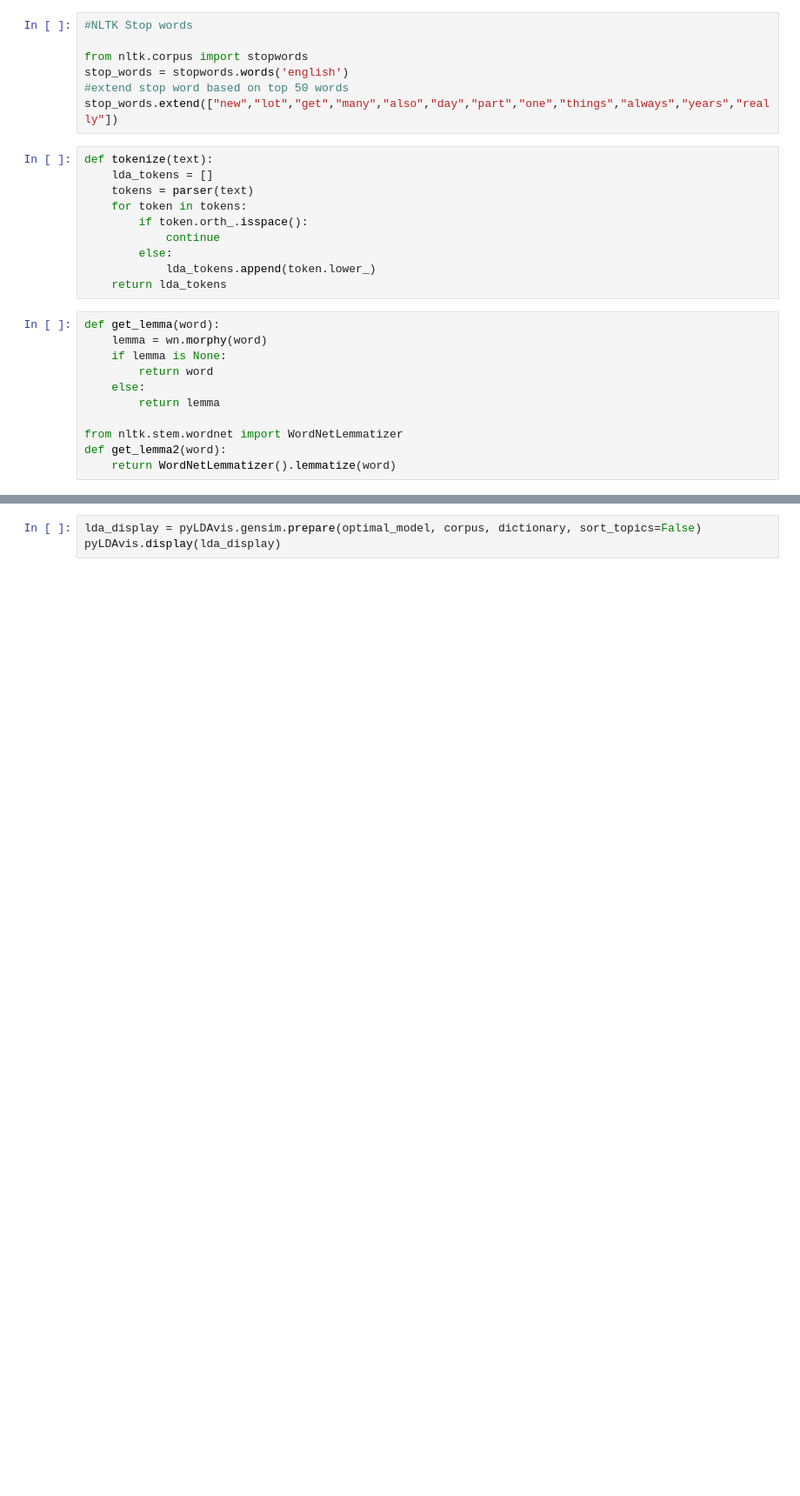
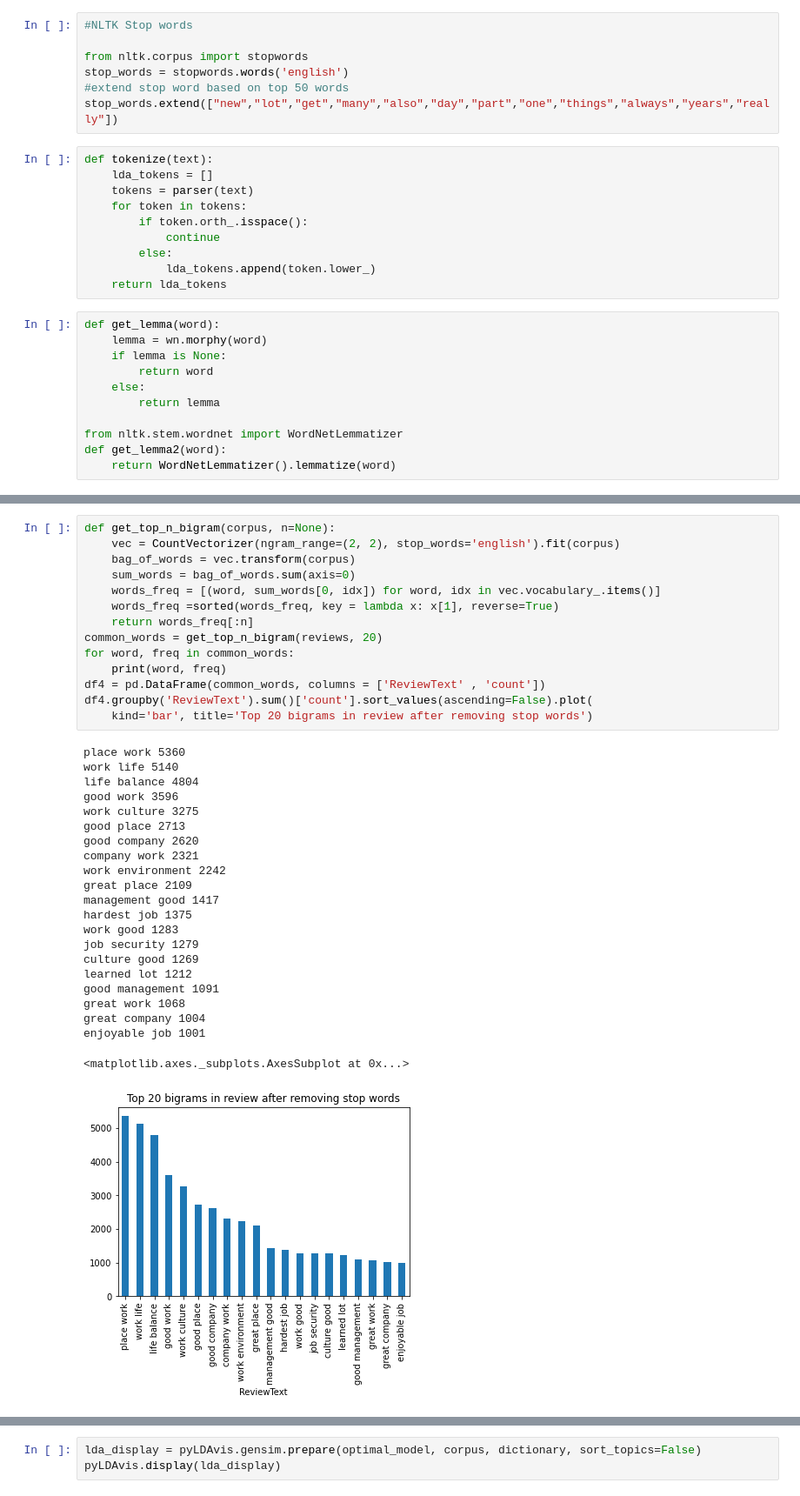
Before and after one commit to toadies/smu-ds-opinion-mining-co-reviews, a Jupyter notebook: notebooks/Section 4 - 1 - LDA.ipynb, the cells around one changed output, grey strips where cells are left out. Shown: that part at 87% size. Saved outputs shown, nothing was run; the diff lists cells and outputs as text; blank space fills up the shorter version.

```diff
--- a/notebooks/Section 4 - 1 - LDA.ipynb
+++ b/notebooks/Section 4 - 1 - LDA.ipynb
@@ -204,0 +147,37 @@ coherence_values
+# %%
+def get_top_n_bigram(corpus, n=None):
+    vec = CountVectorizer(ngram_range=(2, 2), stop_words='english').fit(corpus)
+    bag_of_words = vec.transform(corpus)
+    sum_words = bag_of_words.sum(axis=0)
+    words_freq = [(word, sum_words[0, idx]) for word, idx in vec.vocabulary_.items()]
+    words_freq =sorted(words_freq, key = lambda x: x[1], reverse=True)
+    return words_freq[:n]
+common_words = get_top_n_bigram(reviews, 20)
+for word, freq in common_words:
+    print(word, freq)
+df4 = pd.DataFrame(common_words, columns = ['ReviewText' , 'count'])
+df4.groupby('ReviewText').sum()['count'].sort_values(ascending=False).plot(
+    kind='bar', title='Top 20 bigrams in review after removing stop words')
+# %% [output]
+place work 5360
+work life 5140
+life balance 4804
+good work 3596
+work culture 3275
+good place 2713
+good company 2620
+company work 2321
+work environment 2242
+great place 2109
+management good 1417
+hardest job 1375
+work good 1283
+job security 1279
+culture good 1269
+learned lot 1212
+good management 1091
+great work 1068
+great company 1004
+enjoyable job 1001
+<matplotlib.axes._subplots.AxesSubplot at 0x...>
+[figure, added]
```
Also changed, not shown: parts of 45 cells of this notebook, 2 other files.
